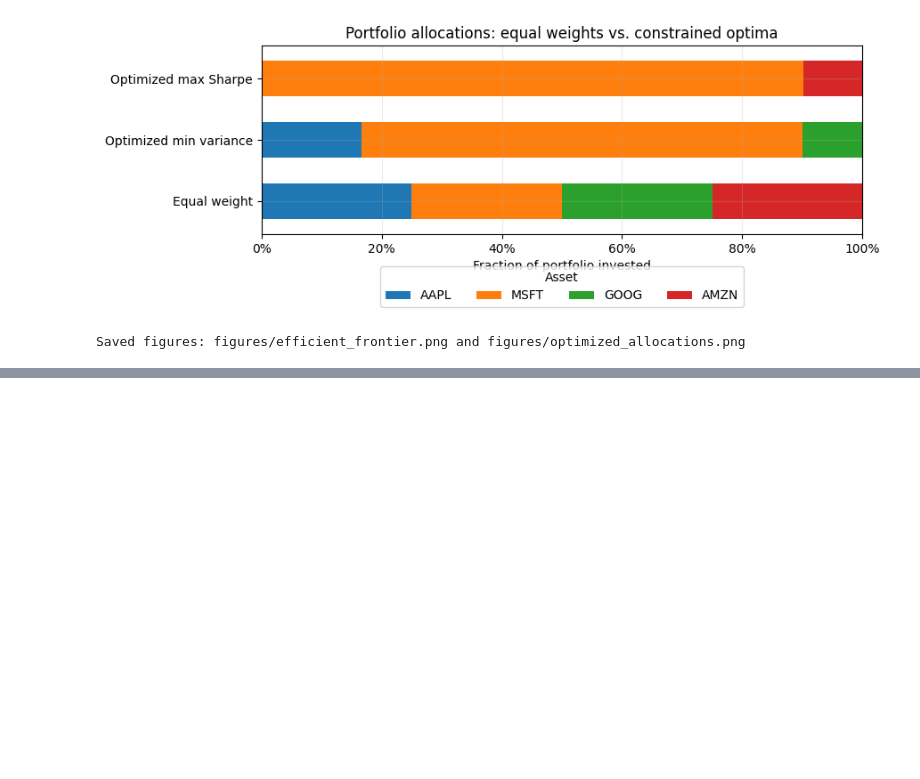
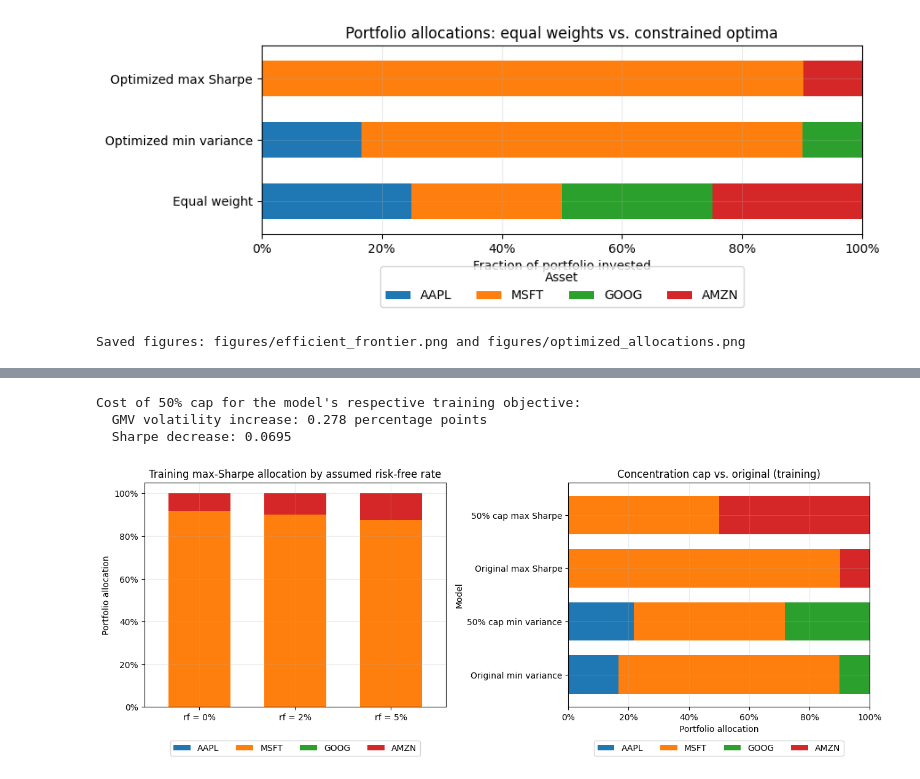
Before and after one commit to nikolaymihalev/modern-portfolio-theory, a Jupyter notebook: portfolio_optimization.ipynb, the cells around one changed output, grey strips where cells are left out. Saved outputs shown, nothing was run; the diff lists cells and outputs as text; code cells hidden in the pictures; blank space fills up the shorter version.

Commit message:
Add sensitivity analysis

```diff
--- a/portfolio_optimization.ipynb
+++ b/portfolio_optimization.ipynb
@@ -706,0 +773,72 @@ Evaluate the **frozen training-optimal weights** and the equal-weight benchmark
+# %%
+CAP = 0.50
+CAPPED_BOUNDS = [(0.0, CAP)] * len(ASSETS)
+
+capped_gmv_solution = minimize(
+    estimated_variance, x0=weights_equal, jac=variance_gradient,
+    method="SLSQP", bounds=CAPPED_BOUNDS, constraints=EQUALITY_CONSTRAINTS,
+    options=SOLVER_OPTIONS,
+)
+weights_capped_min_var = checked_solution(capped_gmv_solution, "Capped minimum variance")
+weights_capped_max_sharpe = solve_max_sharpe_for_rate(
+    ASSUMED_RISK_FREE_RATE, bounds=CAPPED_BOUNDS
+)
+assert max(weights_capped_min_var) <= CAP + 1e-8
+assert max(weights_capped_max_sharpe) <= CAP + 1e-8
+
+cap_allocations = {
+    "Original min variance": weights_min_var,
+    "50% cap min variance": weights_capped_min_var,
+    "Original max Sharpe": weights_max_sharpe,
+    "50% cap max Sharpe": weights_capped_max_sharpe,
+}
+cap_rows = []
+for label, w in cap_allocations.items():
+    r, v = portfolio_statistics(w, annual_mean, annual_cov)
+    cap_rows.append({
+        "Model": label, "Expected return": r, "Volatility": v,
+        "Sharpe (rf=2%)": (r - ASSUMED_RISK_FREE_RATE) / v,
+        "Max weight": float(max(w)),
+        **{f"{asset} weight": wi for asset, wi in zip(ASSETS, w)},
+    })
+cap_comparison = pd.DataFrame(cap_rows).set_index("Model")
+assert cap_comparison.loc["50% cap min variance", "Volatility"] >= (
+    cap_comparison.loc["Original min variance", "Volatility"] - 1e-7
+)
+assert cap_comparison.loc["50% cap max Sharpe", "Sharpe (rf=2%)"] <= (
+    cap_comparison.loc["Original max Sharpe", "Sharpe (rf=2%)"] + 1e-7
+)
+cap_format = {c: "{:.2%}" for c in cap_comparison.columns if c != "Sharpe (rf=2%)"}
+cap_format["Sharpe (rf=2%)"] = "{:.3f}"
+display(cap_comparison.style.format(cap_format))
+cap_comparison.to_csv("results/concentration_cap_sensitivity.csv", float_format="%.10f")
+
+print("Cost of 50% cap for the model's respective training objective:")
+print("  GMV volatility increase:",
+      f"{100*(cap_comparison.loc['50% cap min variance', 'Volatility'] - cap_comparison.loc['Original min variance', 'Volatility']):.3f} percentage points")
+print("  Sharpe decrease:",
+      f"{cap_comparison.loc['Original max Sharpe', 'Sharpe (rf=2%)'] - cap_comparison.loc['50% cap max Sharpe', 'Sharpe (rf=2%)']:.4f}")
+
+# Both scenario families are computed from training quantities only.
+fig, axes = plt.subplots(1, 2, figsize=(13, 5))
+rf_sensitivity[[f"{a} weight" for a in ASSETS]].set_axis(
+    [f"rf = {r:.0%}" for r in rf_sensitivity.index]
+).plot(kind="bar", stacked=True, width=0.65, ax=axes[0], legend=False)
+axes[0].set_title("Training max-Sharpe allocation by assumed risk-free rate")
+axes[0].set_xlabel("")
+axes[0].set_ylabel("Portfolio allocation")
+axes[0].yaxis.set_major_formatter(PercentFormatter(1.0))
+axes[0].tick_params(axis="x", rotation=0)
+
+cap_comparison[[f"{a} weight" for a in ASSETS]].set_axis(ASSETS, axis=1).plot(
+    kind="barh", stacked=True, width=0.72, ax=axes[1]
+)
+axes[1].set_title("Concentration cap vs. original (training)")
+axes[1].set_xlabel("Portfolio allocation")
+axes[1].xaxis.set_major_formatter(PercentFormatter(1.0))
+axes[1].legend(loc="upper center", ncol=4, bbox_to_anchor=(0.5, -0.13))
+axes[0].legend(ASSETS, loc="upper center", ncol=4, bbox_to_anchor=(0.5, -0.13))
+fig.tight_layout()
+fig.savefig("figures/sensitivity_allocations.png", dpi=160, bbox_inches="tight")
+plt.show()
+# %% [output]
@@ -706,0 +851,4 @@ Evaluate the **frozen training-optimal weights** and the equal-weight benchmark
+Cost of 50% cap for the model's respective training objective:
+  GMV volatility increase: 0.278 percentage points
+  Sharpe decrease: 0.0695
+[figure, added]
```
Also changed, not shown: parts of 13 cells of this notebook.
